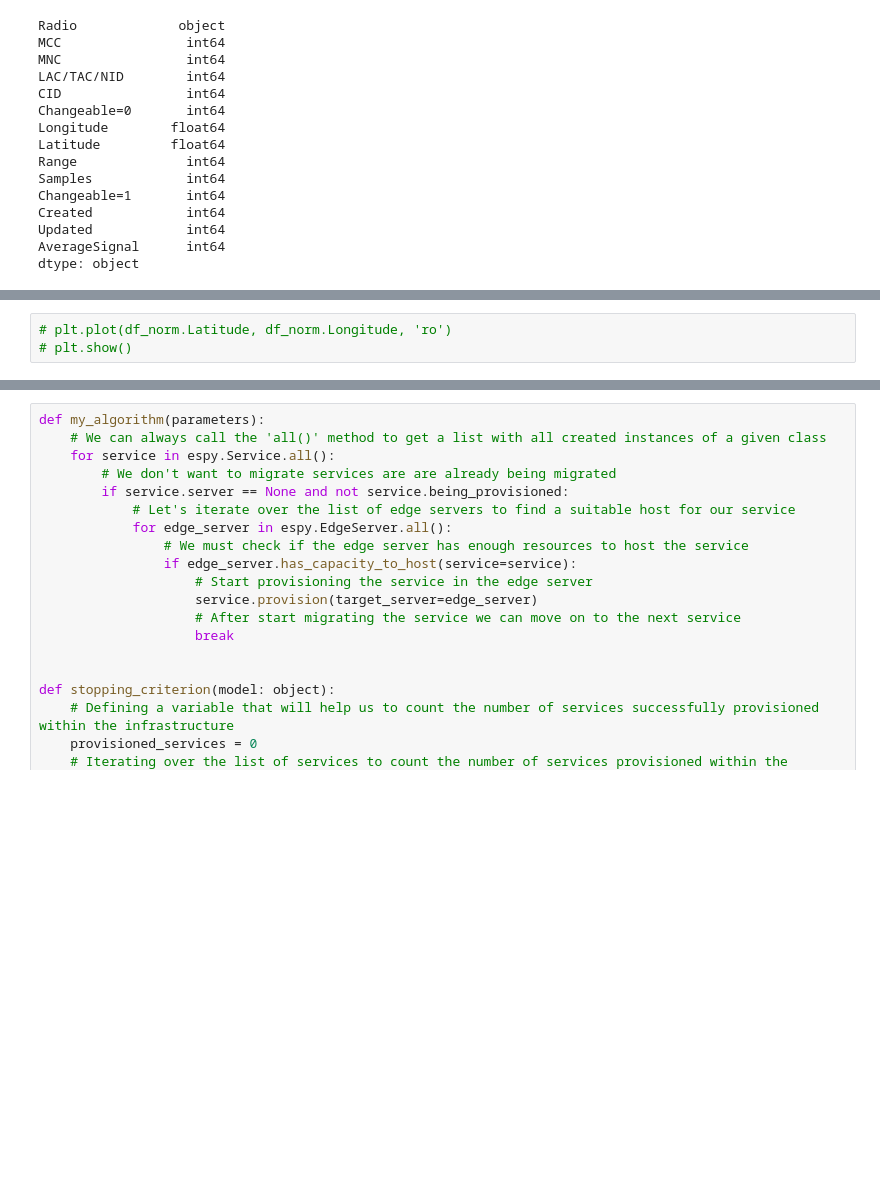
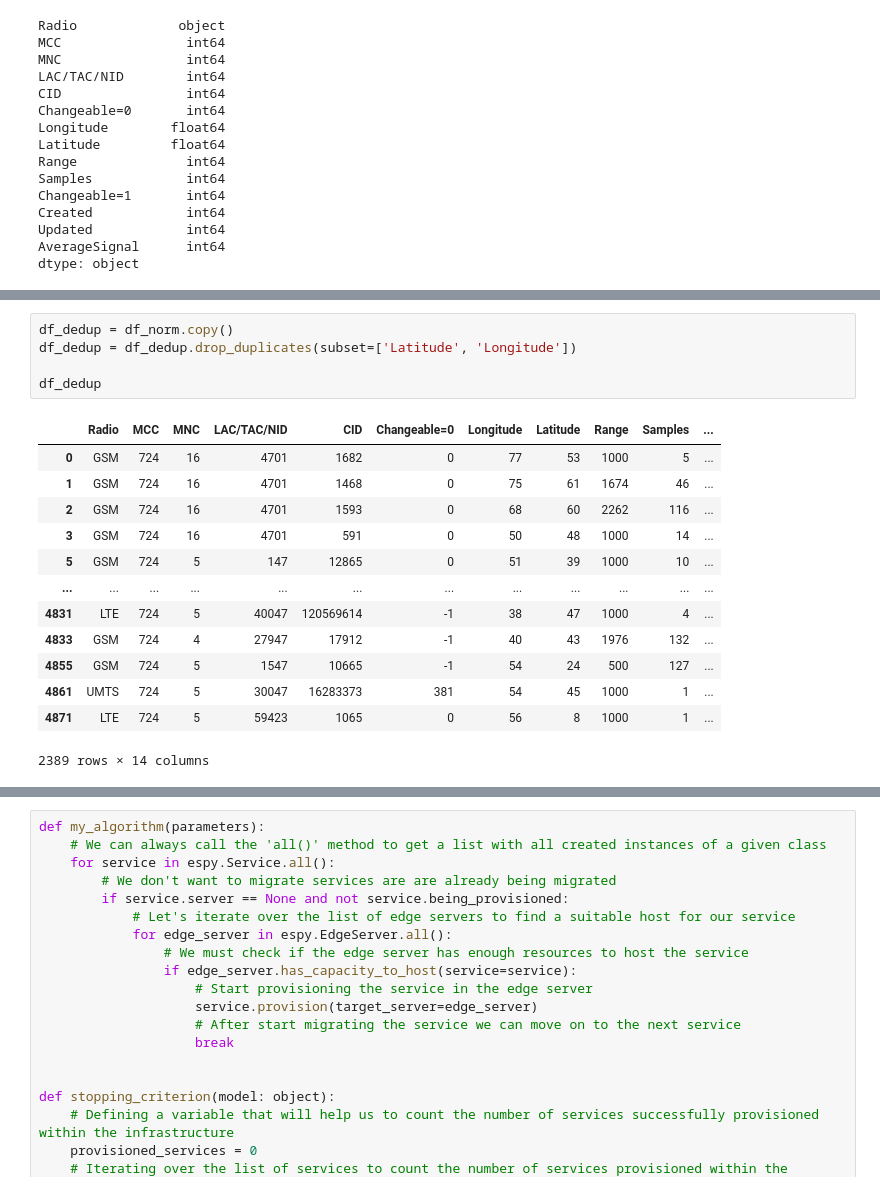
Before and after one commit to paulora2405/espy-user-mobility, a Jupyter notebook: notebooks/geo-parsing.ipynb, the cells around one changed output, grey strips where cells are left out. Saved outputs shown, nothing was run; the diff lists cells and outputs as text; blank space fills up the shorter version.

```diff
--- a/notebooks/geo-parsing.ipynb
+++ b/notebooks/geo-parsing.ipynb
@@ -147,4 +149,20 @@ Length: 4599, dtype: int64
-# %%
-# plt.plot(df_norm.Latitude, df_norm.Longitude, 'ro')
-# plt.show()
+# %%
+df_dedup = df_norm.copy()
+df_dedup = df_dedup.drop_duplicates(subset=['Latitude', 'Longitude'])
+
+df_dedup
+# %% [output]
+|  | Radio | MCC | MNC | LAC/TAC/NID | CID | Changeable=0 | Longitude | Latitude | Range | Samples | ... |
+| 0 | GSM | 724 | 16 | 4701 | 1682 | 0 | 77 | 53 | 1000 | 5 | ... |
+| 1 | GSM | 724 | 16 | 4701 | 1468 | 0 | 75 | 61 | 1674 | 46 | ... |
+| 2 | GSM | 724 | 16 | 4701 | 1593 | 0 | 68 | 60 | 2262 | 116 | ... |
+| 3 | GSM | 724 | 16 | 4701 | 591 | 0 | 50 | 48 | 1000 | 14 | ... |
+| 5 | GSM | 724 | 5 | 147 | 12865 | 0 | 51 | 39 | 1000 | 10 | ... |
+| ... | ... | ... | ... | ... | ... | ... | ... | ... | ... | ... | ... |
+| 4831 | LTE | 724 | 5 | 40047 | 120569614 | -1 | 38 | 47 | 1000 | 4 | ... |
+| 4833 | GSM | 724 | 4 | 27947 | 17912 | -1 | 40 | 43 | 1976 | 132 | ... |
+| 4855 | GSM | 724 | 5 | 1547 | 10665 | -1 | 54 | 24 | 500 | 127 | ... |
+| 4861 | UMTS | 724 | 5 | 30047 | 16283373 | 381 | 54 | 45 | 1000 | 1 | ... |
+| 4871 | LTE | 724 | 5 | 59423 | 1065 | 0 | 56 | 8 | 1000 | 1 | ... |
+2389 rows × 14 columns
 # %%
```
Also changed, not shown: parts of 23 cells of this notebook, 14 other files.
